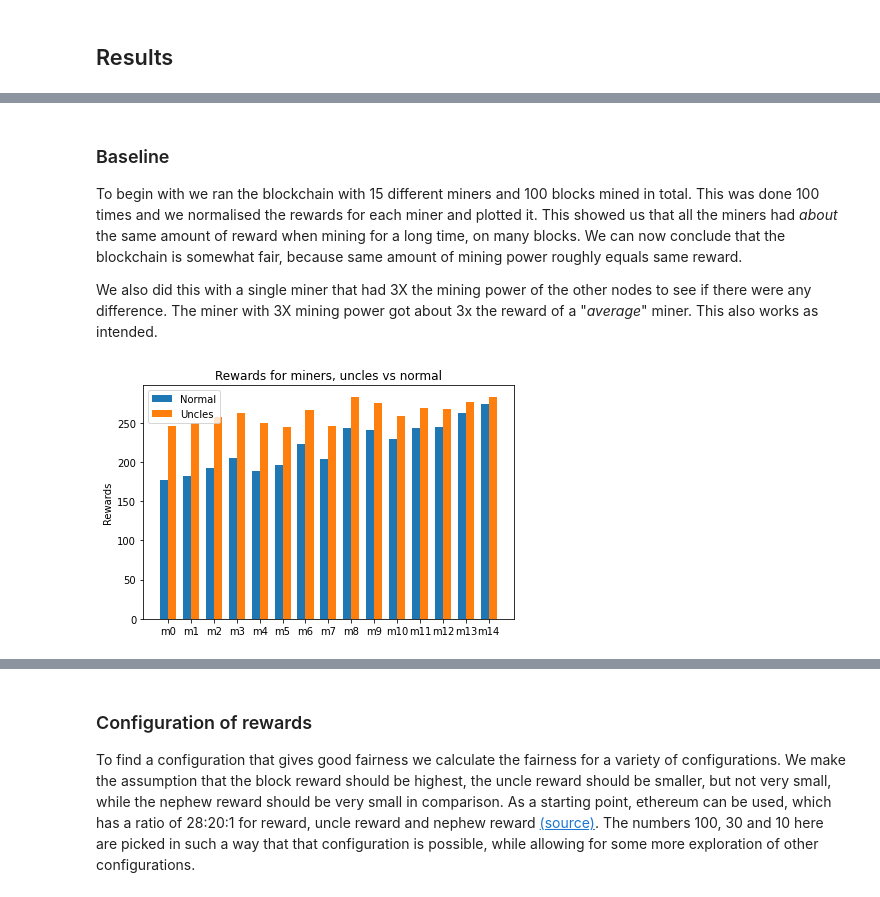
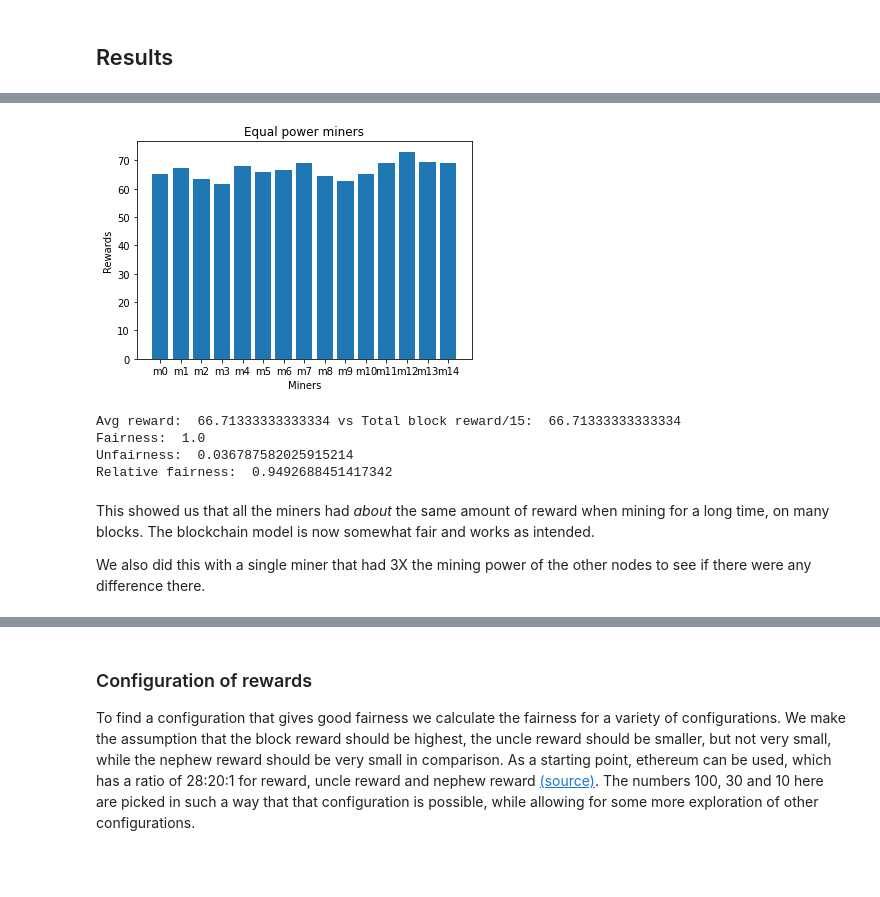
Before and after one commit to Od1nB/ProjectBlockchain, a Jupyter notebook: Project2_Uncles.ipynb, the cells around one changed output, grey strips where cells are left out. Saved outputs shown, nothing was run; the diff lists cells and outputs as text; code cells hidden in the pictures; blank space fills up the shorter version.

```diff
--- a/Project2_Uncles.ipynb
+++ b/Project2_Uncles.ipynb
@@ -267,7 +267,7 @@ class SelfishMiner(Miner):
 
     def PoWSolver(self):
         for i in range (0 , self.miningPower):
-            newBlock = Block(str(self.blockchain.size), self, self.lastBlock, self.nonce)
+            newBlock = Block("Block with height"+ str(self.lastBlock.height + 1), self, self.lastBlock, self.nonce)
             h = newBlock.hash_block()
             count = numberOfInitZeros(h)
             if count >= self.blockchain.difficulty:
@@ -473,10 +478,22 @@ print(get_stats(m))
+# %%
+df_equal = getavg(100, run, num_blocks=100, num_miners=15) # [1,12] forks avg at 4/5 forks each chain
+# %%
+barplot(df_equal["blocks"]*10, df_equal["name"], "Miners", "Equal power miners")
+fairness_equal, unfairness_equal, relative_fairness_equal =  fairness(df_equal, reward=10, uncle_reward=0, nephew_reward=0)
+print("Avg reward: ", np.mean(df_equal["blocks"]*10), "vs Total block reward/15: ", (df_equal["blocks"].sum()*10)/15)
+print("Fairness: ", np.mean(fairness_equal.tolist()))
+print("Unfairness: ", np.mean(unfairness_equal.tolist()))
+print("Relative fairness: ", np.mean(relative_fairness_equal.tolist()))
+# %% [output]
+[figure, added]
+Avg reward:  66.71333333333334 vs Total block reward/15:  66.71333333333334
+Fairness:  1.0
+Unfairness:  0.036787582025915214
+Relative fairness:  0.9492688451417342
 # %% [markdown]
-### Baseline
+This showed us that all the miners had _about_ the same amount of reward when mining for a long time, on many blocks.
+The blockchain model is now somewhat fair and works as intended.
 
-To begin with we ran the blockchain with 15 different miners and 100 blocks mined in total. This was done 100 times and we normalised the rewards for each miner and plotted it.
-This showed us that all the miners had _about_ the same amount of reward when mining for a long time, on many blocks.
- We can now conclude that the blockchain is somewhat fair, because same amount of mining power roughly equals same reward.
 
-We also did this with a single miner that had 3X the mining power of the other nodes to see if there were any difference.
-The miner with 3X mining power got about 3x the reward of a "_average_" miner. This also works as intended.
+We also did this with a single miner that had 3X the mining power of the other nodes to see if there were any difference there.
 # %%
@@ -485,4 +500,0 @@ df_big = getavg(10, run, num_blocks=100, num_miners=14, miners=[30]) # [1,12] fo
-# %%
-barplot(df2["reward"],df2["reward"]+ df2["uncle_reward"],df2["name"],"Normal", "Uncles","Rewards for miners, uncles vs normal")
-# %% [output]
-[figure, removed]
```
Also changed, not shown: parts of 7 cells of this notebook.
